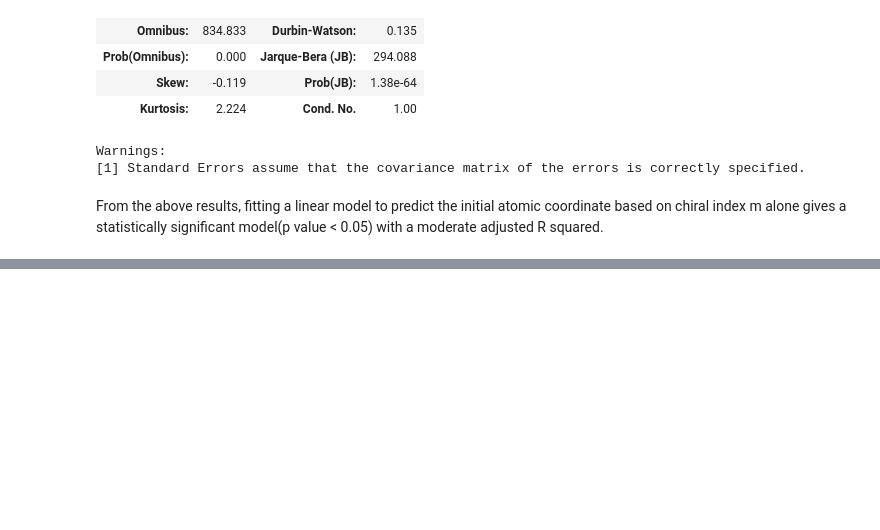
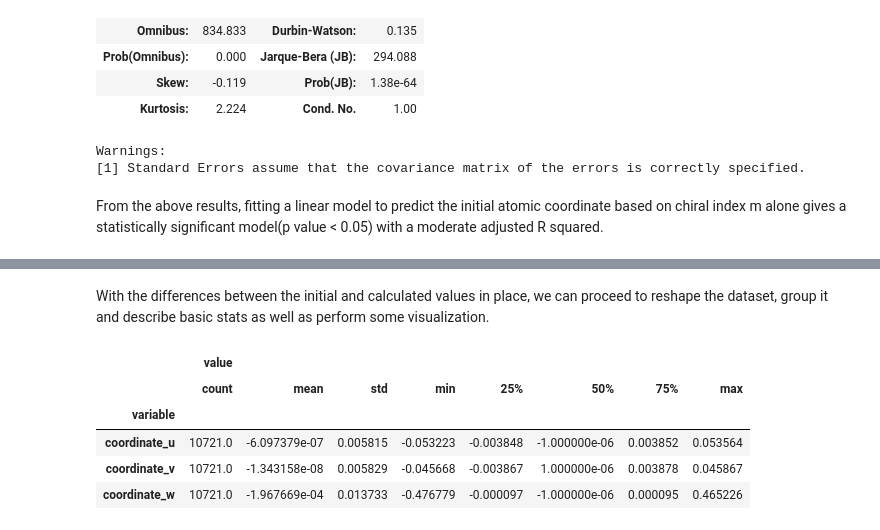
Before and after one commit to Nelson-Gon/sweetpy, a Jupyter notebook: regression_with_python.ipynb, the cells around one changed output, grey strips where cells are left out. Cells and saved outputs as stored; diff of their text form; code cells hidden in the pictures; blank space fills up the shorter version.

```diff
--- a/regression_with_python.ipynb
+++ b/regression_with_python.ipynb
@@ -136,0 +150,17 @@ From the above results, fitting a linear model to predict the initial atomic coo
+# %%
+
+#carbon_df.head()
+# help on stacking
+#?carbon_df.pivot
+# Find columns that match coordinate
+#carbon_df.head()
+initials = carbon_df.iloc[:,2:5]
+calculated = carbon_df.iloc[:, 5:8]
+# define a function to iterate and subtract
+result = []
+for init, calc in zip(initials.values, calculated.values):
+    result.append(init - calc)
+
+result_df = pd.DataFrame(result, columns = ['coordinate_u', 'coordinate_v', 'coordinate_w'])
+
+result_df.head()
@@ -136,0 +174,13 @@ From the above results, fitting a linear model to predict the initial atomic coo
+# %% [markdown]
+With the differences between the initial and calculated values in place, we can proceed to reshape the dataset, group it and describe basic stats as well as perform some visualization.
+# %%
+from IPython.display import display
+melted = result_df.melt()
+display(melted.groupby("variable").describe())
+# %% [output]
+|  | value |  |  |  |  |  |  |  |
+|  | count | mean | std | min | 25% | 50% | 75% | max |
+| variable |  |  |  |  |  |  |  |  |
+| coordinate_u | 10721.0 | -6.097379e-07 | 0.005815 | -0.053223 | -0.003848 | -1.000000e-06 | 0.003852 | 0.053564 |
+| coordinate_v | 10721.0 | -1.343158e-08 | 0.005829 | -0.045668 | -0.003867 | 1.000000e-06 | 0.003878 | 0.045867 |
+| coordinate_w | 10721.0 | -1.967669e-04 | 0.013733 | -0.476779 | -0.000097 | -1.000000e-06 | 0.000095 | 0.465226 |
```
Also changed, not shown: parts of 5 cells of this notebook.
